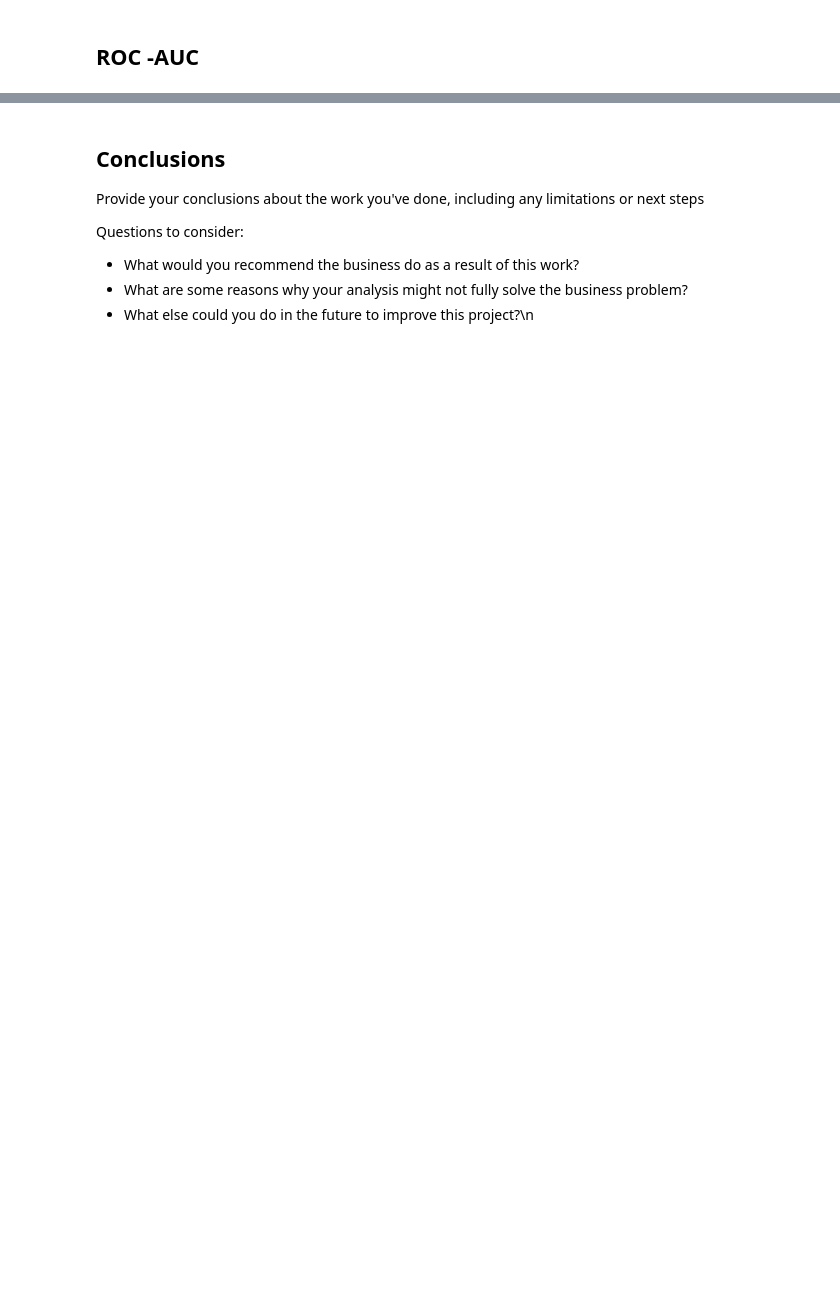
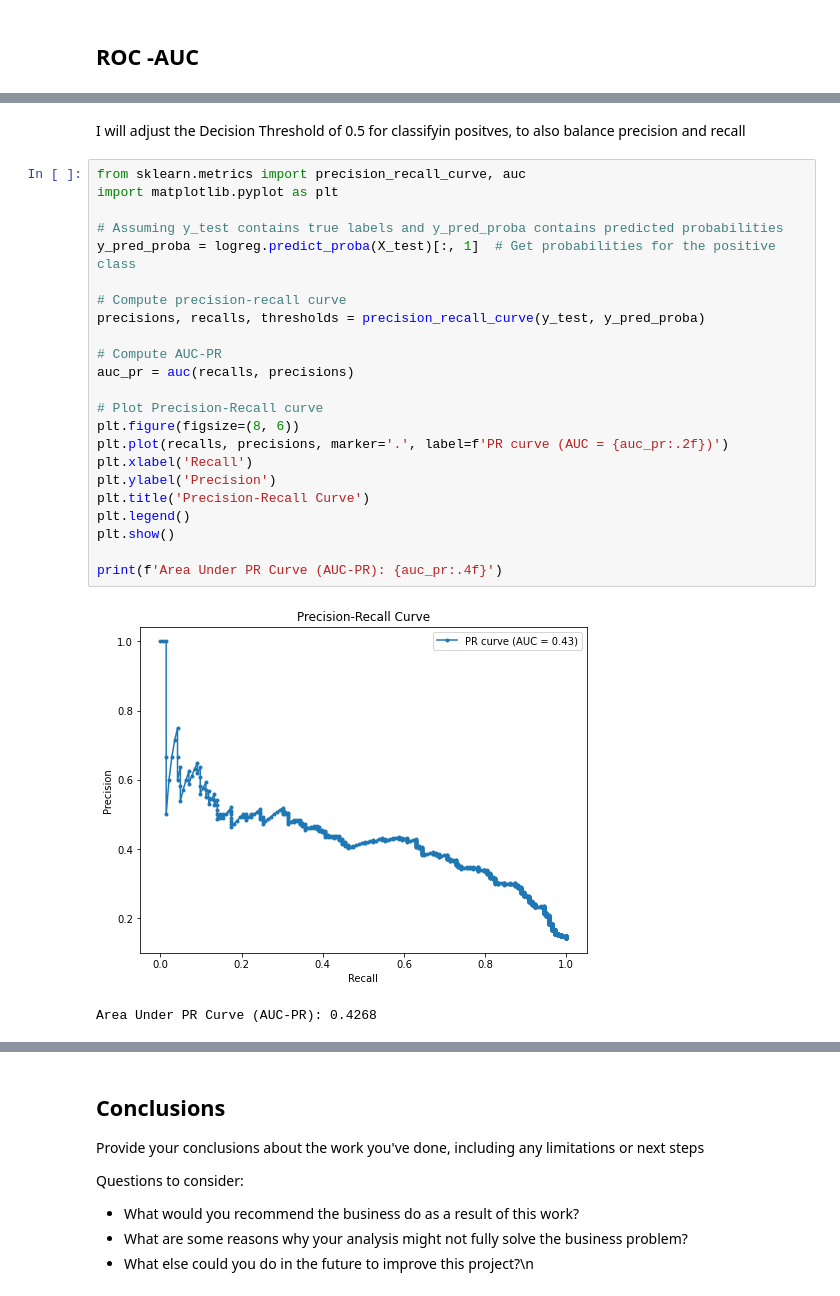
Before and after one commit to wambuiGicheha/Logistic_Regression_Project, a Jupyter notebook: index.ipynb, the cells around one changed output, grey strips where cells are left out. Cells and saved outputs as stored; diff of their text form; blank space fills up the shorter version.

```diff
--- a/index.ipynb
+++ b/index.ipynb
@@ -1359,0 +1410,28 @@ Specificity : 0.5106
+# %% [markdown]
+I will adjust the Decision Threshold of 0.5 for classifyin positves, to also balance precision and recall
+# %%
+from sklearn.metrics import precision_recall_curve, auc
+import matplotlib.pyplot as plt
+
+# Assuming y_test contains true labels and y_pred_proba contains predicted probabilities
+y_pred_proba = logreg.predict_proba(X_test)[:, 1]  # Get probabilities for the positive class
+
+# Compute precision-recall curve
+precisions, recalls, thresholds = precision_recall_curve(y_test, y_pred_proba)
+
+# Compute AUC-PR
+auc_pr = auc(recalls, precisions)
+
+# Plot Precision-Recall curve
+plt.figure(figsize=(8, 6))
+plt.plot(recalls, precisions, marker='.', label=f'PR curve (AUC = {auc_pr:.2f})')
+plt.xlabel('Recall')
+plt.ylabel('Precision')
+plt.title('Precision-Recall Curve')
+plt.legend()
+plt.show()
+
+print(f'Area Under PR Curve (AUC-PR): {auc_pr:.4f}')
+# %% [output]
+[figure, added]
+Area Under PR Curve (AUC-PR): 0.4268
```
Also changed, not shown: parts of 31 cells of this notebook.
